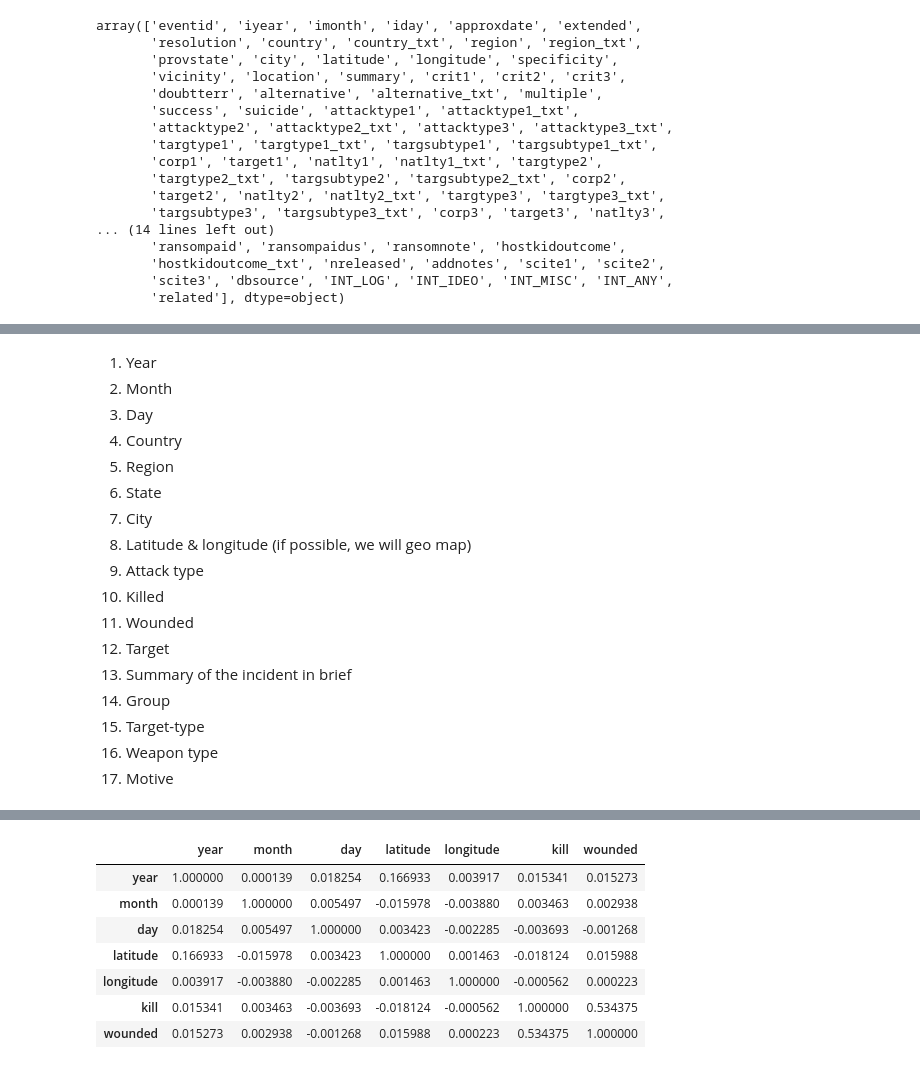
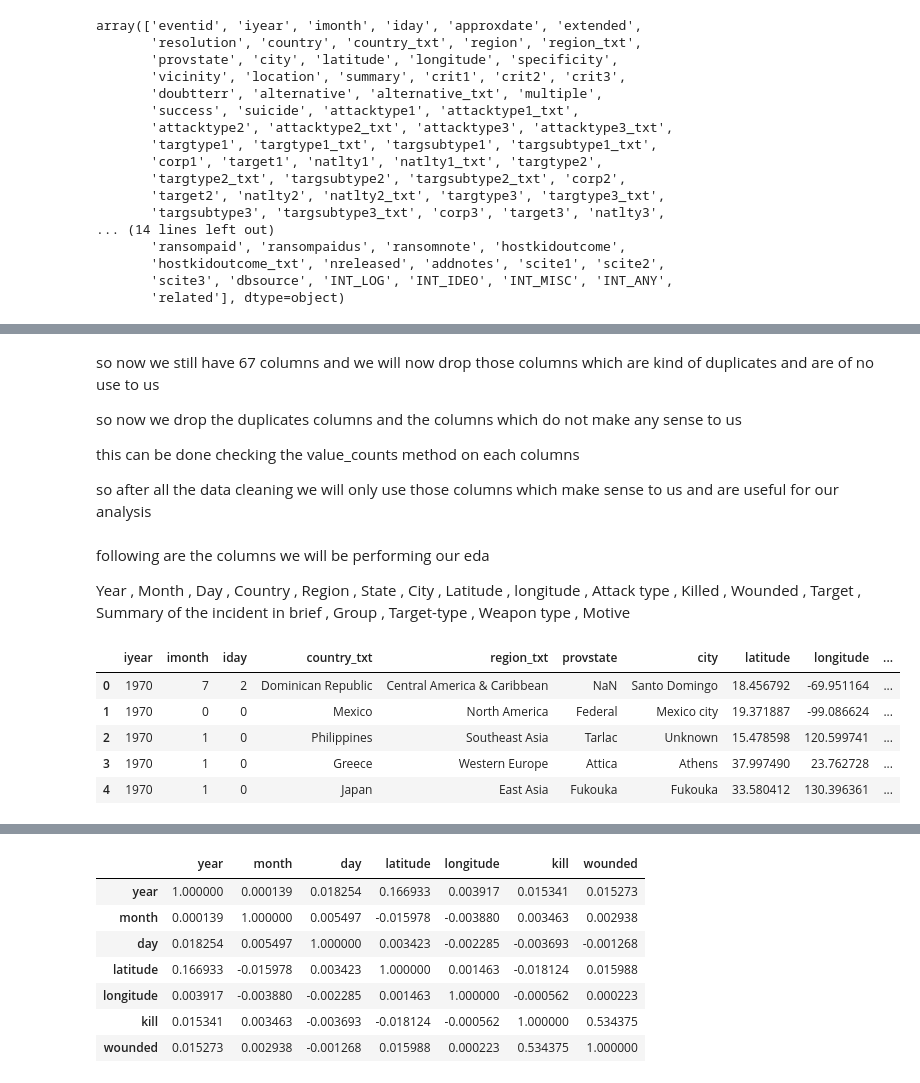
Before and after one commit to Amol2332/eda-on-global-terrorism, a Jupyter notebook: amol_eda.ipynb, the cells around one changed output, grey strips where cells are left out. Saved outputs shown, nothing was run; the diff lists cells and outputs as text; code cells hidden in the pictures.

```diff
--- a/amol_eda.ipynb
+++ b/amol_eda.ipynb
@@ -253,20 +89,22 @@ len(non_null_value_list)
+# %% [markdown]
+so now we still have 67 columns and we will now drop those columns which are kind of duplicates and are of no use to us
+
+so now we drop the duplicates columns and the columns which do not make any sense to us
+
+this can be done checking the value_counts method on each columns
+
+so after all the data cleaning we will only use those columns which make sense to us and are useful for our analysis
 # %% [markdown]
-1)	Year
-2)	Month
-3)	Day
-4)	Country
-5)	Region
-6)	State
-7)	City
-8)	Latitude & longitude (if possible, we will geo map)
-9)	Attack type
-10)	Killed
-11)	Wounded
-12)	Target
-13)	Summary of the incident in brief
-14)	Group
-15)	Target-type
-16)	Weapon type
-17)	Motive
+following are the columns we will be performing our eda
+
+Year , Month , Day , Country , Region , State ,  City , Latitude , longitude , Attack type ,  Killed , Wounded , Target , Summary of the incident in brief ,  Group , Target-type , Weapon type , Motive
 # %%
-df2 = df[df['iyear','imonth', 'iday','country_txt','region_txt','provstate','city','latitude','longitude','nkill','nwound','targtype1_txt','motive','weaptype1_txt']]
+df2 = df[['iyear','imonth', 'iday','country_txt','region_txt','provstate','city','latitude','longitude','attacktype1_txt','nkill','nwound','targtype1_txt','motive','weaptype1_txt']]
+df2.head()
+# %% [output]
+|  | iyear | imonth | iday | country_txt | region_txt | provstate | city | latitude | longitude | ... |
+| 0 | 1970 | 7 | 2 | Dominican Republic | Central America & Caribbean | NaN | Santo Domingo | 18.456792 | -69.951164 | ... |
+| 1 | 1970 | 0 | 0 | Mexico | North America | Federal | Mexico city | 19.371887 | -99.086624 | ... |
+| 2 | 1970 | 1 | 0 | Philippines | Southeast Asia | Tarlac | Unknown | 15.478598 | 120.599741 | ... |
+| 3 | 1970 | 1 | 0 | Greece | Western Europe | Attica | Athens | 37.997490 | 23.762728 | ... |
+| 4 | 1970 | 1 | 0 | Japan | East Asia | Fukouka | Fukouka | 33.580412 | 130.396361 | ... |
```
Also changed, not shown: parts of 35 cells of this notebook.
